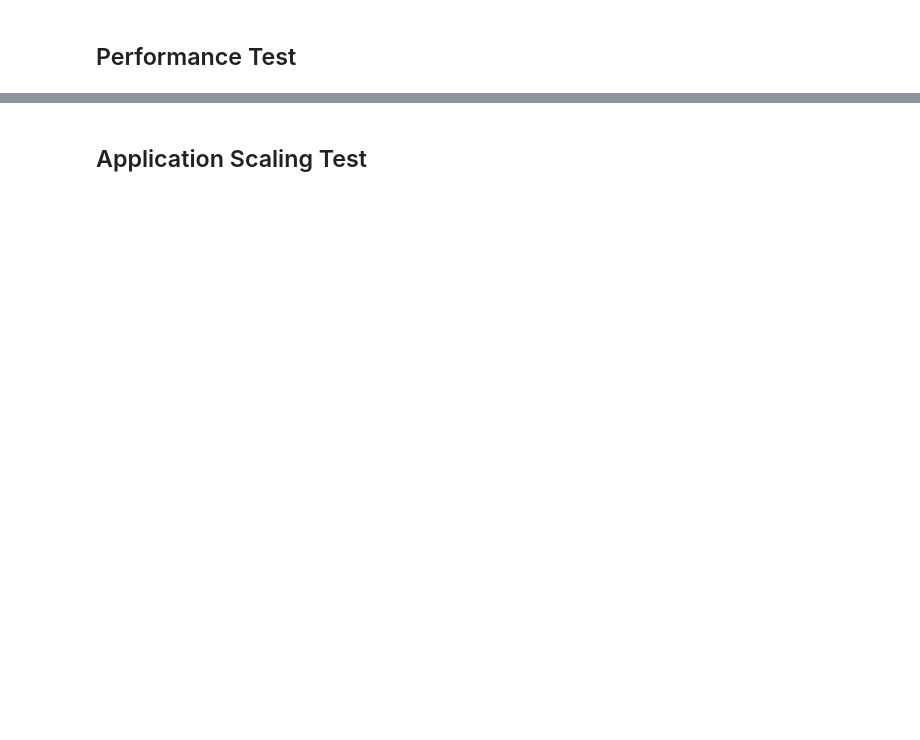
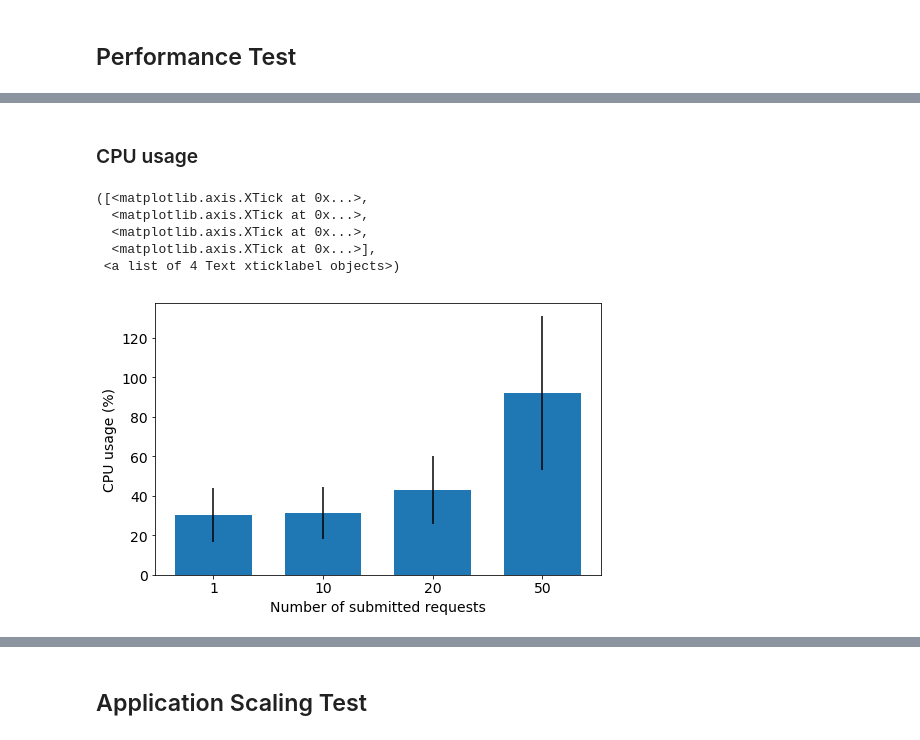
Before and after one commit to arucard21/cloudcomputing, a Jupyter notebook: Visualizations.ipynb, the cells around one changed output, grey strips where cells are left out. Cells and saved outputs as stored; diff of their text form; code cells hidden in the pictures; blank space fills up the shorter version.

```diff
--- a/Visualizations.ipynb
+++ b/Visualizations.ipynb
@@ -78,0 +81,18 @@ Std of test duration: 21.99668536961876
+# %% [markdown]
+### CPU usage
+# %%
+mean_cpu_usage = np.array([30.266, 31.33, 42.978, 92.014])
+std_cpu_usage = np.array([13.546, 13.082, 17.378, 39.122])
+
+plt.figure(figsize=(8,5))
+plt.bar(range(4), mean_cpu_usage, yerr=std_cpu_usage, width=0.7)
+plt.ylabel("CPU usage (%)")
+plt.xlabel("Number of submitted requests")
+plt.xticks(range(4), ("1", "10", "20", "50"))
+# %% [output]
+([<matplotlib.axis.XTick at 0x...>,
+  <matplotlib.axis.XTick at 0x...>,
+  <matplotlib.axis.XTick at 0x...>,
+  <matplotlib.axis.XTick at 0x...>],
+ <a list of 4 Text xticklabel objects>)
+[figure, added]
```
Also changed, not shown: parts of 6 cells of this notebook.
